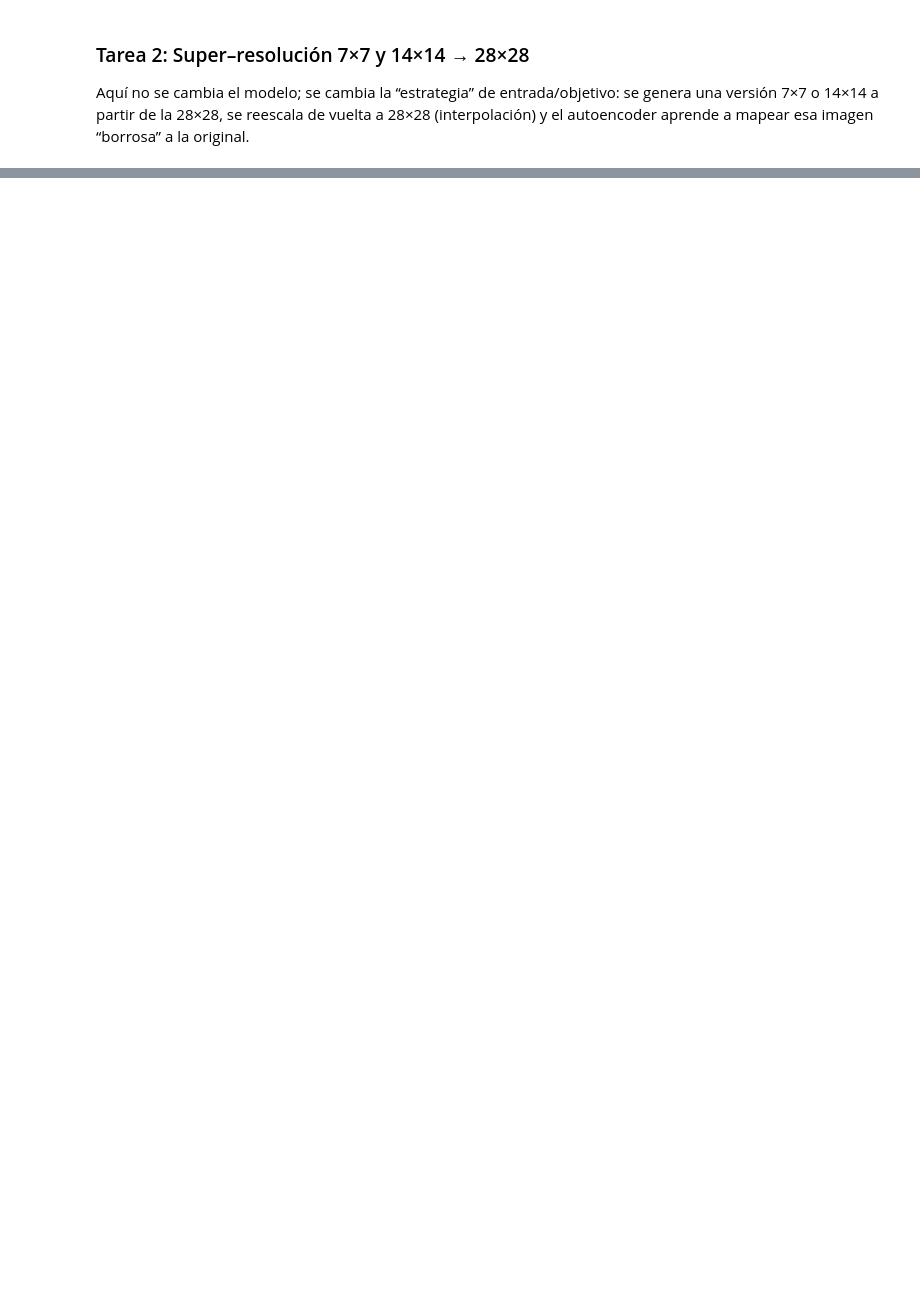
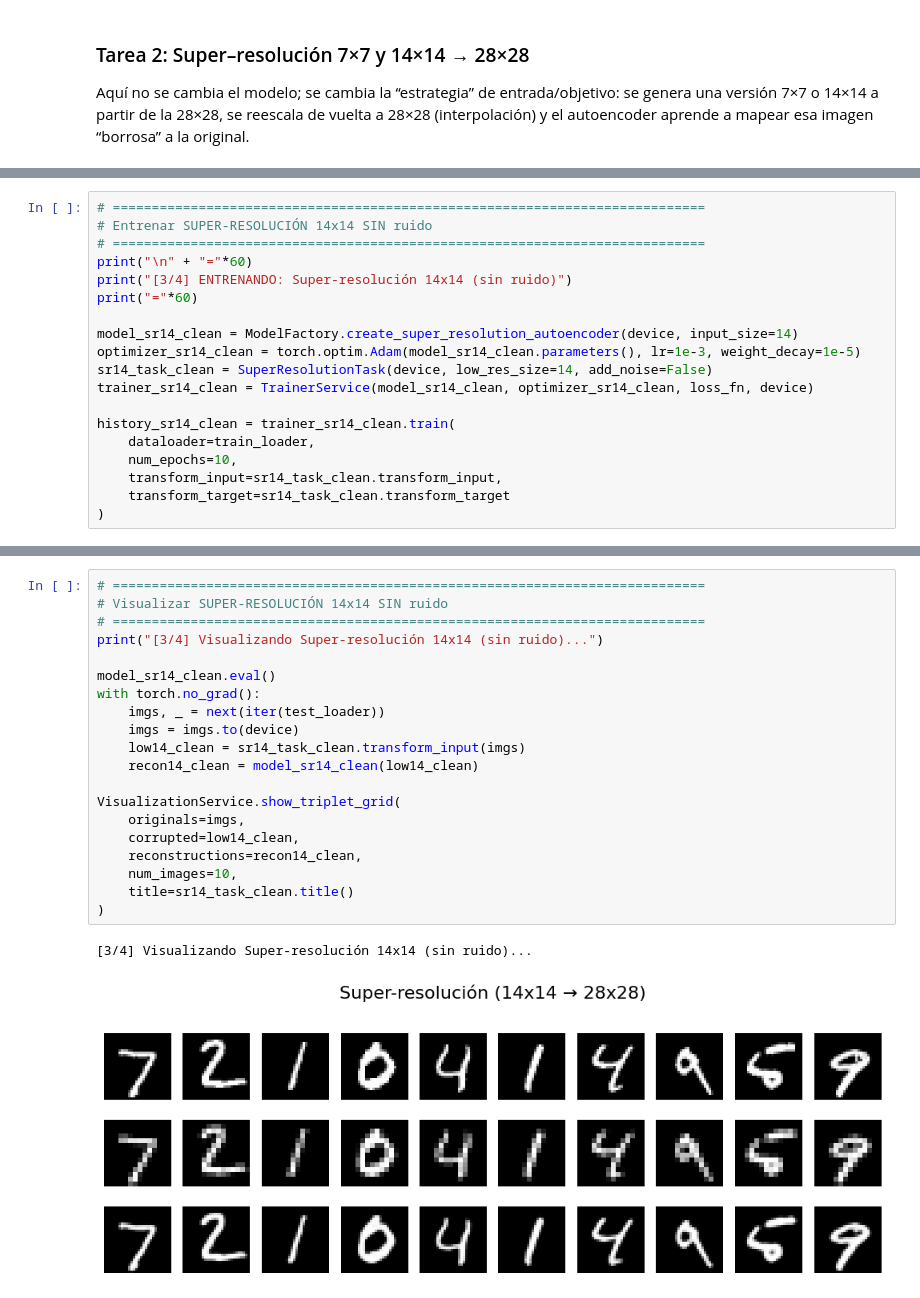
Before and after one commit to Javi05x/Autoencoders, a Jupyter notebook: Practica2.ipynb, the cells around one changed output, grey strips where cells are left out. Saved outputs shown, nothing was run; the diff lists cells and outputs as text; blank space fills up the shorter version.

```diff
--- a/Practica2.ipynb
+++ b/Practica2.ipynb
@@ -347,0 +357,19 @@ Epoch 10/10 - Loss: 0.006025
+# %%
+# ============================================================================
+# Entrenar SUPER-RESOLUCIÓN 14x14 SIN ruido
+# ============================================================================
+print("\n" + "="*60)
+print("[3/4] ENTRENANDO: Super-resolución 14x14 (sin ruido)")
+print("="*60)
+
+model_sr14_clean = ModelFactory.create_super_resolution_autoencoder(device, input_size=14)
+optimizer_sr14_clean = torch.optim.Adam(model_sr14_clean.parameters(), lr=1e-3, weight_decay=1e-5)
+sr14_task_clean = SuperResolutionTask(device, low_res_size=14, add_noise=False)
+trainer_sr14_clean = TrainerService(model_sr14_clean, optimizer_sr14_clean, loss_fn, device)
+
+history_sr14_clean = trainer_sr14_clean.train(
+    dataloader=train_loader,
+    num_epochs=10,
+    transform_input=sr14_task_clean.transform_input,
+    transform_target=sr14_task_clean.transform_target
+)
@@ -384,0 +479,23 @@ VisualizationService.show_triplet_grid(
+# %%
+# ============================================================================
+# Visualizar SUPER-RESOLUCIÓN 14x14 SIN ruido
+# ============================================================================
+print("[3/4] Visualizando Super-resolución 14x14 (sin ruido)...")
+
+model_sr14_clean.eval()
+with torch.no_grad():
+    imgs, _ = next(iter(test_loader))
+    imgs = imgs.to(device)
+    low14_clean = sr14_task_clean.transform_input(imgs)
+    recon14_clean = model_sr14_clean(low14_clean)
+
+VisualizationService.show_triplet_grid(
+    originals=imgs,
+    corrupted=low14_clean,
+    reconstructions=recon14_clean,
+    num_images=10,
+    title=sr14_task_clean.title()
+)
+# %% [output]
+[3/4] Visualizando Super-resolución 14x14 (sin ruido)...
+[figure, added]
```
Also changed, not shown: parts of 30 cells of this notebook.
